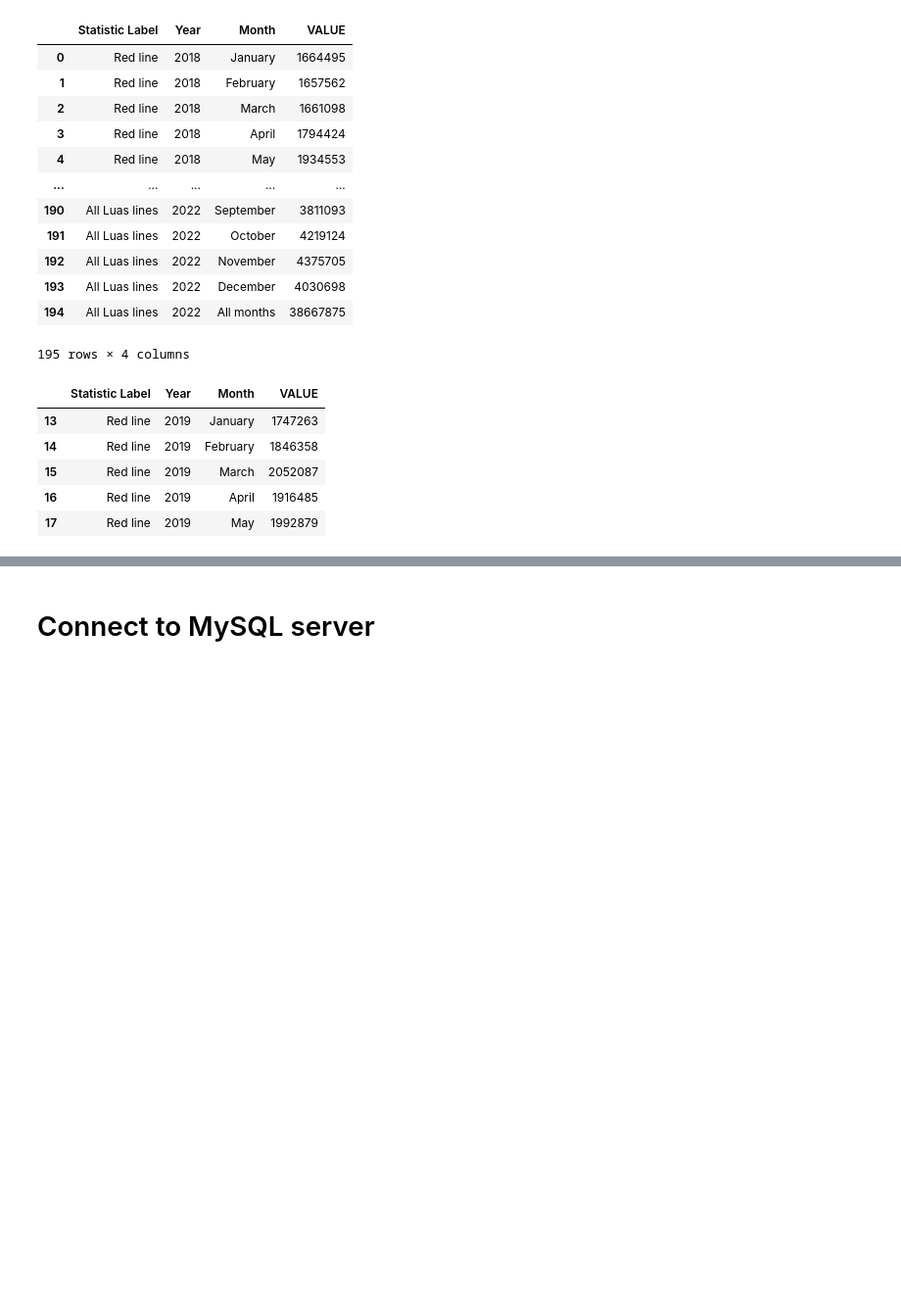
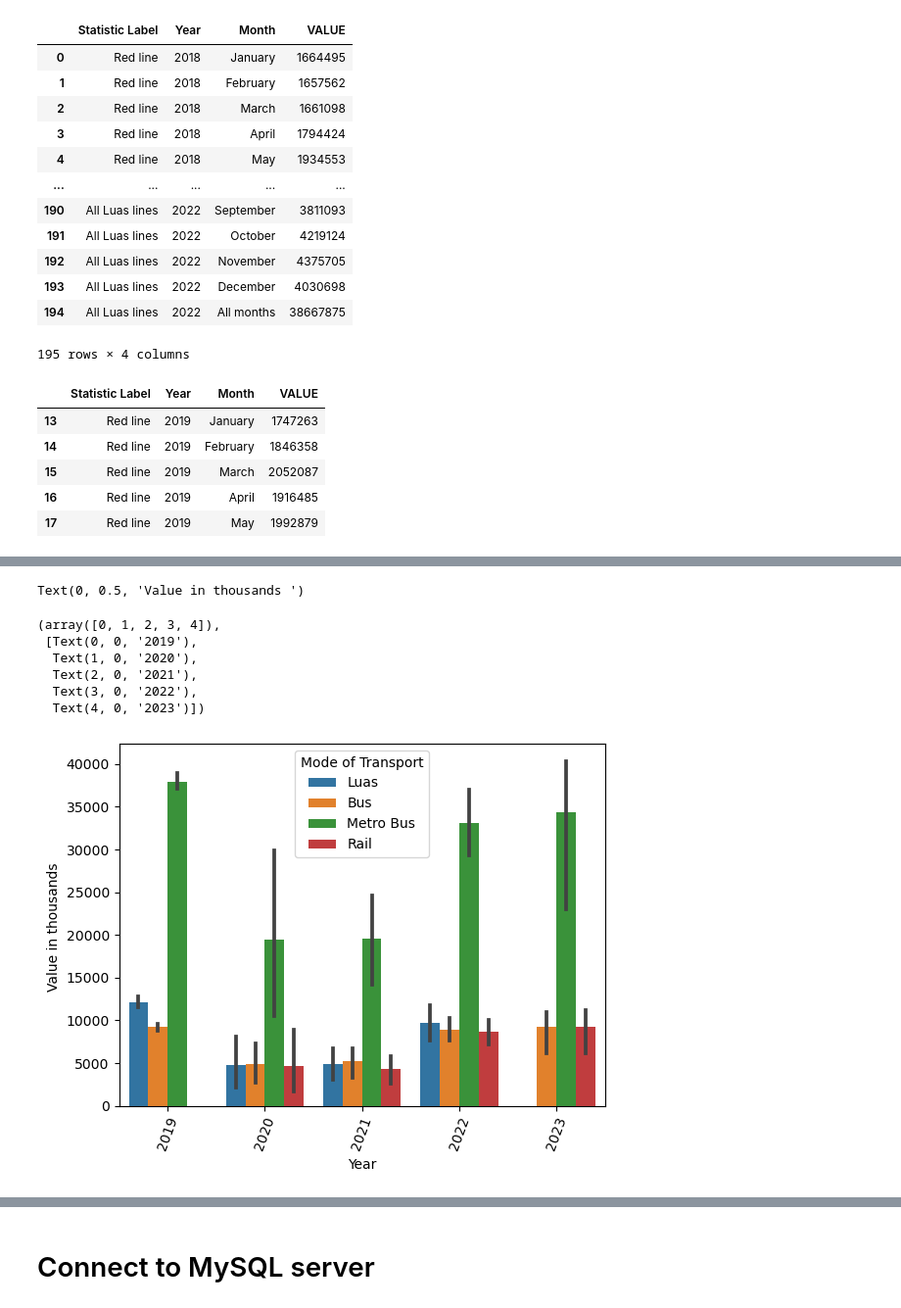
Before and after one commit to diagarmar29/Transport-in-Ireland-CA2, a Jupyter notebook: Transport.ipynb, the cells around one changed output, grey strips where cells are left out. Shown at 98% size. Saved outputs shown, nothing was run; the diff lists cells and outputs as text; code cells hidden in the pictures; blank space fills up the shorter version.

```diff
--- a/Transport.ipynb
+++ b/Transport.ipynb
@@ -655,0 +410,3 @@ NZL_1
+# %%
+Ireland['VALUE'] = (Ireland['VALUE'] / 1000).round(2)
+Ireland
@@ -655,0 +427,18 @@ NZL_1
+# %%
+Ireland['Year'] = Ireland['Year'].astype(int)
+Ireland['VALUE'] = Ireland['VALUE'].astype(int)
+# %%
+ax = sns.barplot(x="Year", y="VALUE", hue='Mode of Transport', data=Ireland)
+
+plt.ylabel('Value in thousands ')
+
+plt.xticks(rotation=70)
+# %% [output]
+Text(0, 0.5, 'Value in thousands ')
+(array([0, 1, 2, 3, 4]),
+ [Text(0, 0, '2019'),
+  Text(1, 0, '2020'),
+  Text(2, 0, '2021'),
+  Text(3, 0, '2022'),
+  Text(4, 0, '2023')])
+[figure, added]
```
Also changed, not shown: parts of 89 cells of this notebook.
